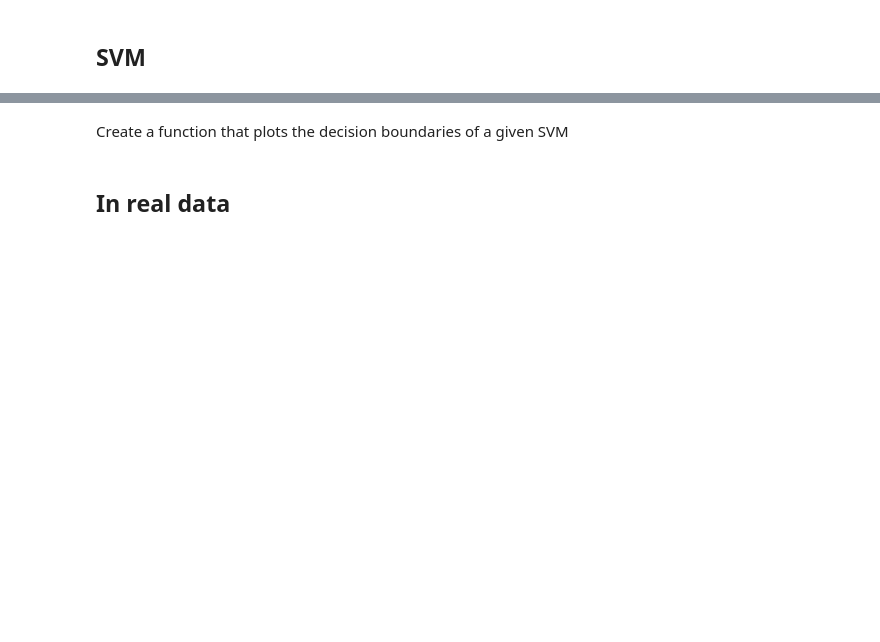
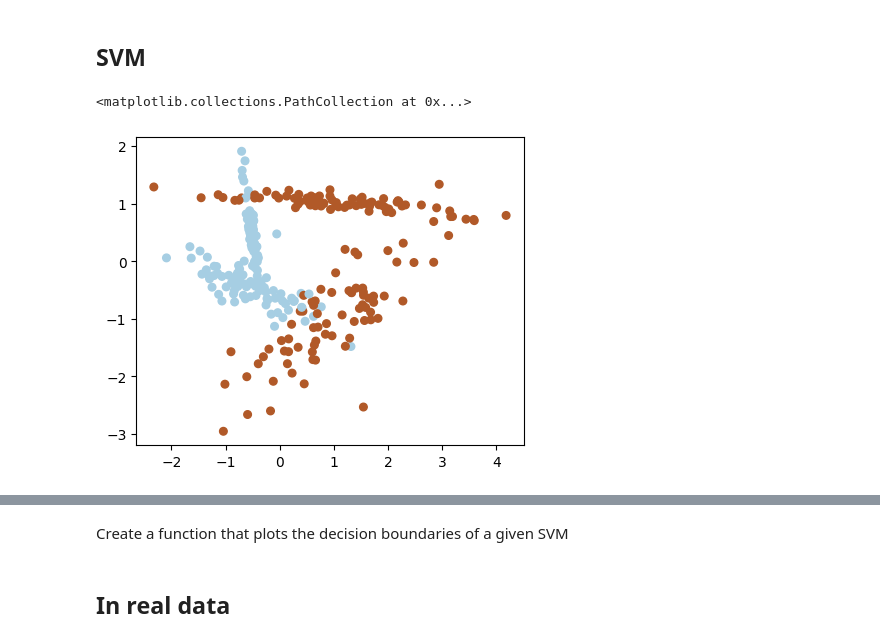
Before and after one commit to rubenfonnegra/machine_learning, a Jupyter notebook: Sem_03/kernels_svm.ipynb, the cells around one changed output, grey strips where cells are left out. Saved outputs shown, nothing was run; the diff lists cells and outputs as text; code cells hidden in the pictures; blank space fills up the shorter version.

```diff
--- a/Sem_03/kernels_svm.ipynb
+++ b/Sem_03/kernels_svm.ipynb
@@ -61,4 +93,12 @@ from sklearn.datasets import make_classification
 # %%
 # we create 100 separable points
-X, Y = make_classification(n_samples = _ , n_features=2, n_redundant=0, n_informative=2, n_clusters_per_class=2, random_state=2)
-plt.scatter( _ , _ , c = _ , s = _, cmap=plt.cm.Paired)
+# X, Y = make_classification(n_samples = _ , n_features=2, n_redundant=0, n_informative=2, n_clusters_per_class=2, random_state=2)
+# plt.scatter( _ , _ , c = _ , s = _, cmap=plt.cm.Paired)
+
+# X, y = make_classification(n_samples = 300 , n_features = 2 , n_redundant=0,  n_informative=2, n_clusters_per_class=2, random_state = 2)
+# X [y == 0] = X[y == 0] *0.5
+# _, ax = plt.subplots(figsize=(5,4))
+# ax.scatter(X[:,0], X[:,1], c=y, s=30, cmap='Paired')
+# %% [output]
+<matplotlib.collections.PathCollection at 0x...>
+[figure, added]
```
Also changed, not shown: parts of 10 cells of this notebook.
